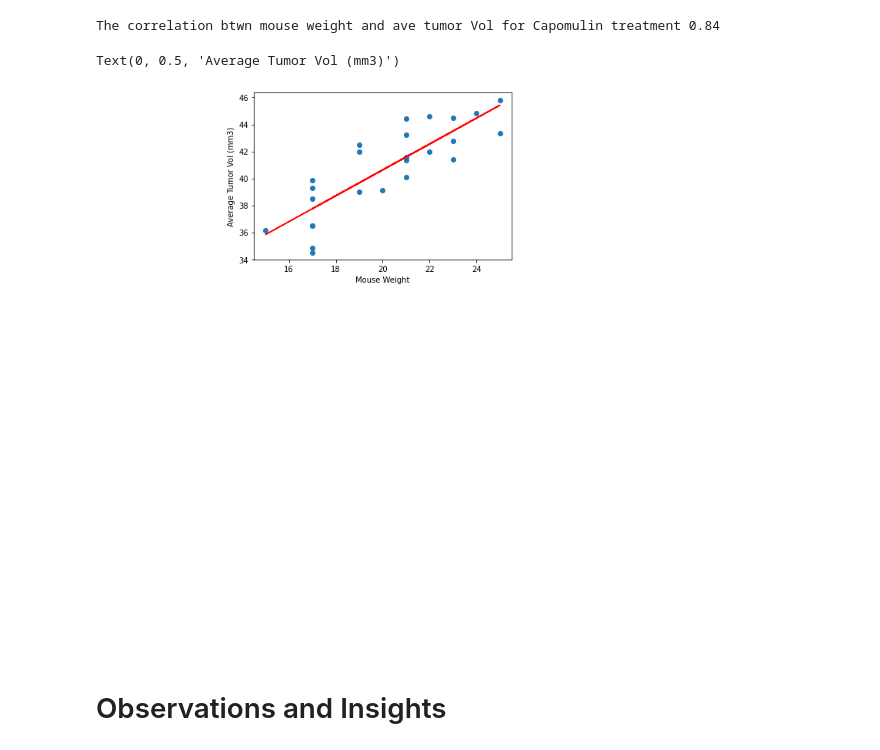
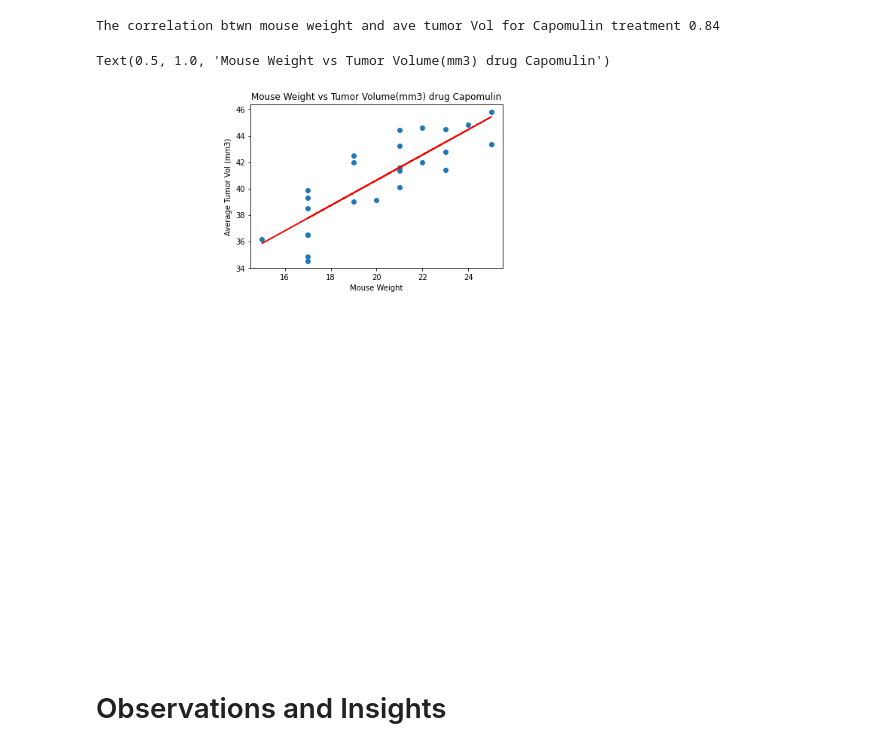
Before and after one commit to NKS8/Matplotlib_challenge, a Jupyter notebook: Pymaceuticals/pymaceuticals_starter.ipynb, the cells around one changed output. Cells and saved outputs as stored; diff of their text form; code cells hidden in the pictures.

```diff
--- a/Pymaceuticals/pymaceuticals_starter.ipynb
+++ b/Pymaceuticals/pymaceuticals_starter.ipynb
@@ -541,20 +320,21 @@ The correlation btwn mouse weight and ave tumor Vol for Capomulin treatment 0.84
 # %%
 # Calculate the correlation coefficient and linear regression model
 # for mouse weight and average tumor volume for the Capomulin regimen
 x_vals = mouse_weight
 y_vals = avg_tumor
 (slope,intercept,rvalue,pvalue, stderr) = stats.linregress(x_vals, y_vals)
 regress_values = x_vals * slope + intercept
 linear_equation = "y = " + str(round(slope,2)) + "x + " + str(round(intercept,2))
 plt.scatter(x_vals, y_vals)
 plt.plot(x_vals, regress_values, "r-")
 plt.annotate(linear_equation, (8,6), fontsize=15, color="red")
 plt.xlabel('Mouse Weight')
 plt.ylabel('Average Tumor Vol (mm3)')
+plt.title("Mouse Weight vs Tumor Volume(mm3) drug Capomulin")
 
 #plt.show()
 # %% [output]
-Text(0, 0.5, 'Average Tumor Vol (mm3)')
+Text(0.5, 1.0, 'Mouse Weight vs Tumor Volume(mm3) drug Capomulin')
-[figure, old version]
+[figure, new version]
 # %% [markdown]
 # Observations and Insights
```
Also changed, not shown: parts of 34 cells of this notebook.
